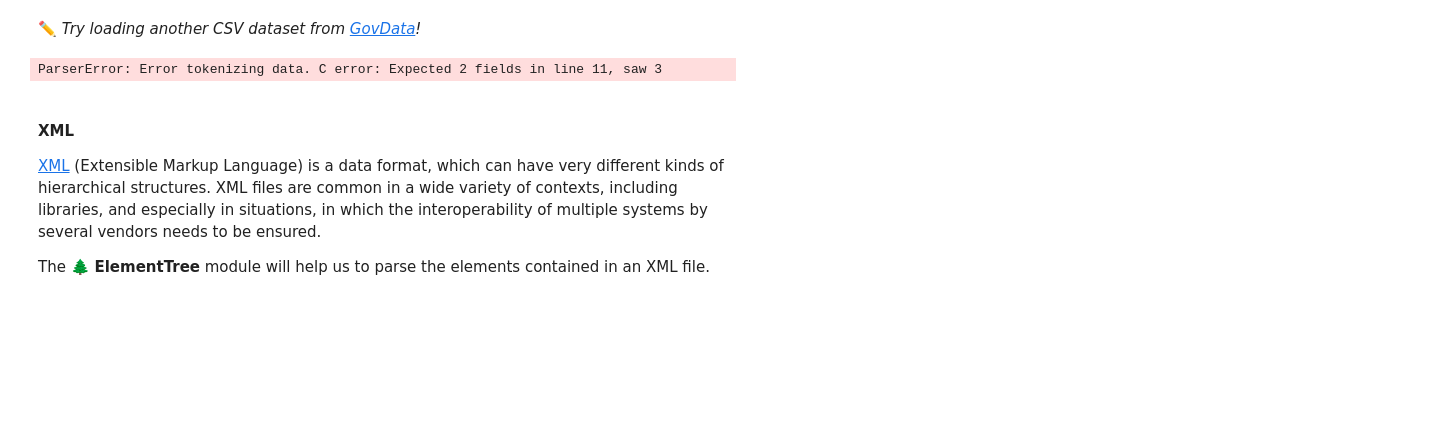
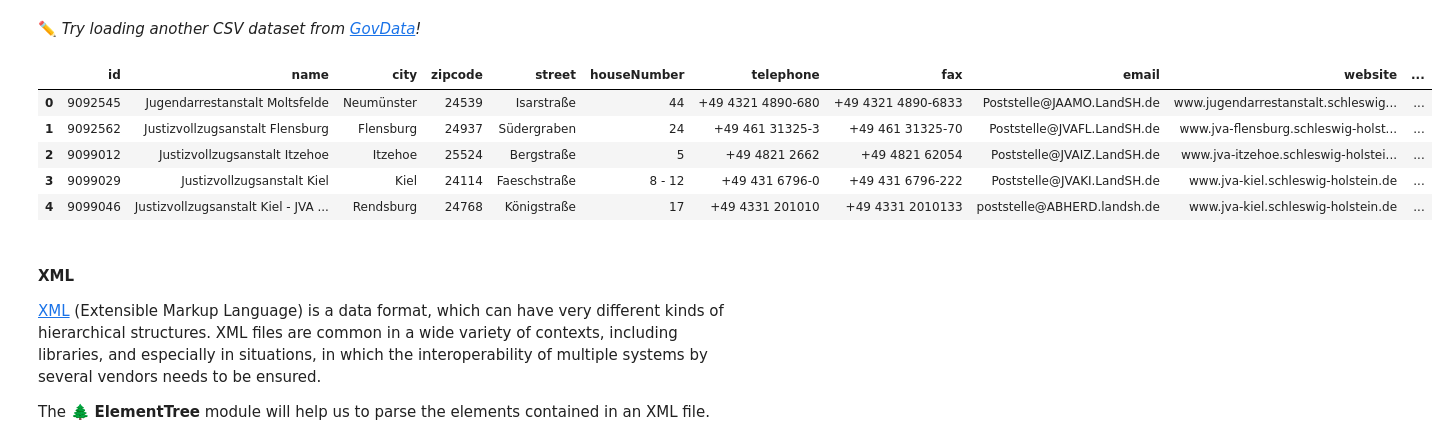
Before and after one commit to FUB-HCC/hcds-winter-2020, a Jupyter notebook: assignments/A1_WarmUp/goto/A1_WarmUp.ipynb, the cells around one changed output. Drawn from its saved outputs; the diff is of its cells as text; code cells hidden in the pictures; blank space fills up the shorter version.

```diff
--- a/assignments/A1_WarmUp/goto/A1_WarmUp.ipynb
+++ b/assignments/A1_WarmUp/goto/A1_WarmUp.ipynb
@@ -359,12 +359,18 @@ owid_data.head()
 | 4 | Ages 10 to 13 (male) | 1940 | 0.0 | NaN | NaN | ... |
 # %% [markdown]
 ✏️ *Try loading another CSV dataset from [GovData](https://www.govdata.de/)!*
-# %%
-# http://opendata.zitsh.de/data/nordfriesland/Kreis%20Nordfriesland%20-%20Finanzplan%202019.csv
-random_data = pd.read_csv("http://opendata.zitsh.de/data/nordfriesland/Kreis%20Nordfriesland%20-%20Finanzplan%202019.csv")
-random_data.head()
-# %% [output]
-ParserError: Error tokenizing data. C error: Expected 2 fields in line 11, saw 3
+# %%
+# https://opendata.zitsh.de/data/zufish/justizvollzugsanstalt_2020-06-07.csv
+# called csv but data is separated by tabulator, not comma, hence use of .read_table
+random_data = pd.read_table("https://opendata.zitsh.de/data/zufish/justizvollzugsanstalt_2020-06-07.csv")
+random_data.head()
+# %% [output]
+|  | id | name | city | zipcode | street | houseNumber | telephone | fax | email | website | ... |
+| 0 | 9092545 | Jugendarrestanstalt Moltsfelde | Neumünster | 24539 | Isarstraße | 44 | +49 4321 4890-680 | +49 4321 4890-6833 | Poststelle@JAAMO.LandSH.de | www.jugendarrestanstalt.schleswig... | ... |
+| 1 | 9092562 | Justizvollzugsanstalt Flensburg | Flensburg | 24937 | Südergraben | 24 | +49 461 31325-3 | +49 461 31325-70 | Poststelle@JVAFL.LandSH.de | www.jva-flensburg.schleswig-holst... | ... |
+| 2 | 9099012 | Justizvollzugsanstalt Itzehoe | Itzehoe | 25524 | Bergstraße | 5 | +49 4821 2662 | +49 4821 62054 | Poststelle@JVAIZ.LandSH.de | www.jva-itzehoe.schleswig-holstei... | ... |
+| 3 | 9099029 | Justizvollzugsanstalt Kiel | Kiel | 24114 | Faeschstraße | 8 - 12 | +49 431 6796-0 | +49 431 6796-222 | Poststelle@JVAKI.LandSH.de | www.jva-kiel.schleswig-holstein.de | ... |
+| 4 | 9099046 | Justizvollzugsanstalt Kiel - JVA ... | Rendsburg | 24768 | Königstraße | 17 | +49 4331 201010 | +49 4331 2010133 | poststelle@ABHERD.landsh.de | www.jva-kiel.schleswig-holstein.de | ... |
 # %% [markdown]
 #### XML
 
```
Also changed, not shown: parts of 13 cells of this notebook.
